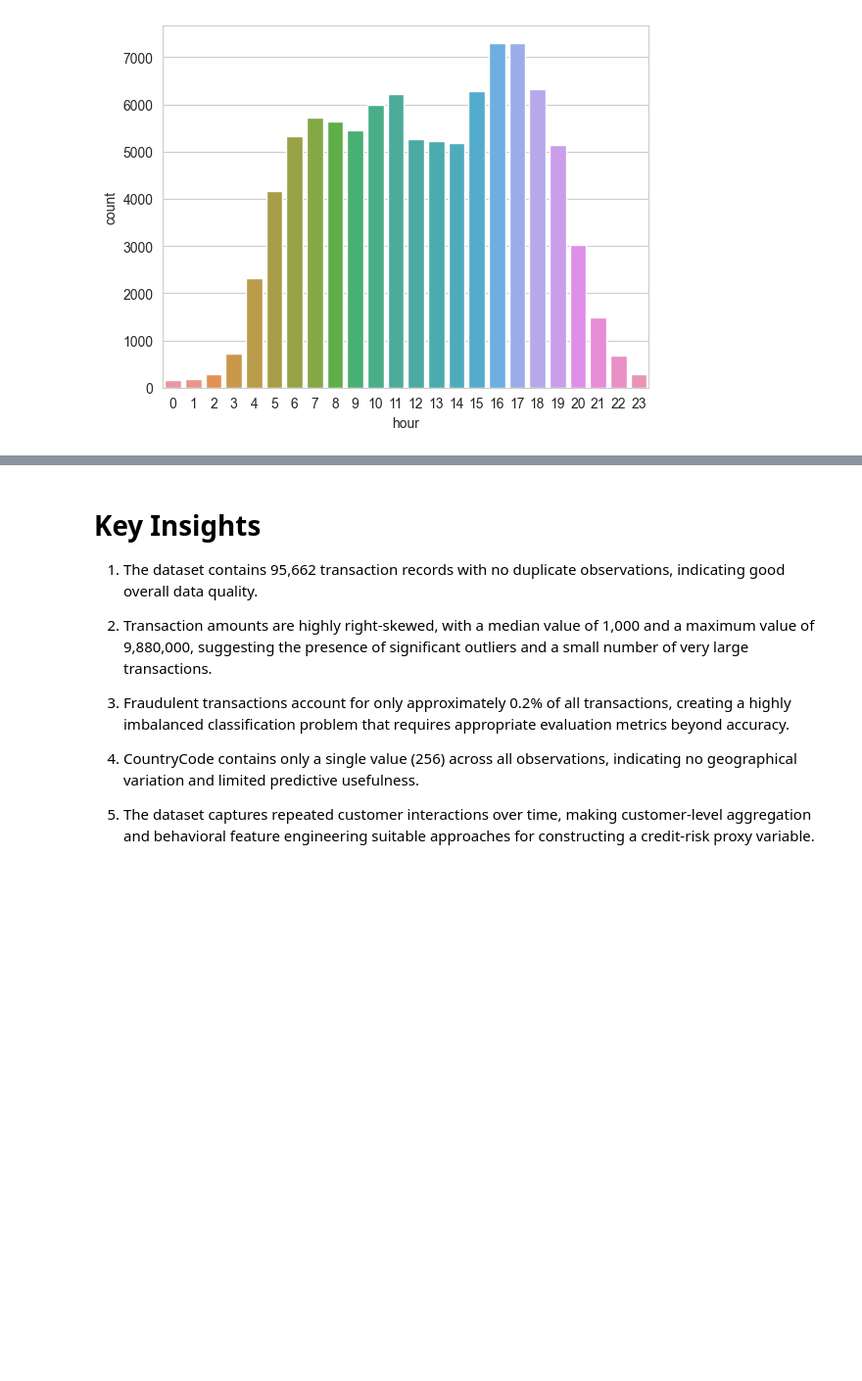
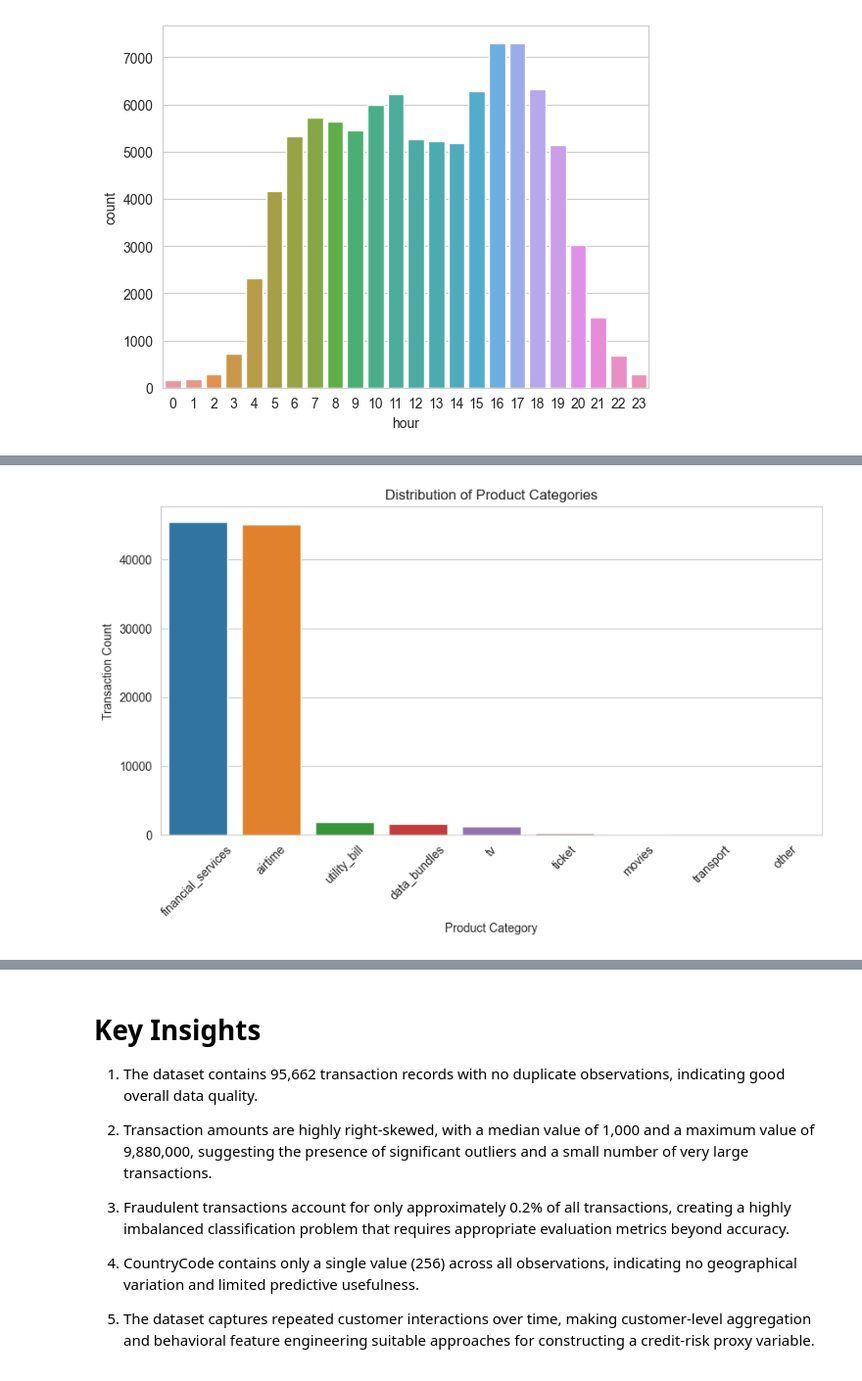
Before and after one commit to codequeen-11/credit-risk-model, a Jupyter notebook: notebooks/eda.ipynb, the cells around one changed output, grey strips where cells are left out. Shown at 98% size. Cells and saved outputs as stored; diff of their text form; code cells hidden in the pictures; blank space fills up the shorter version.

```diff
--- a/notebooks/eda.ipynb
+++ b/notebooks/eda.ipynb
@@ -127,0 +188,17 @@ sns.countplot(x="hour", data=df)
+# %%
+plt.figure(figsize=(10,5))
+
+sns.countplot(
+    data=df,
+    x='ProductCategory',
+    order=df['ProductCategory'].value_counts().index
+)
+
+plt.title('Distribution of Product Categories')
+plt.xlabel('Product Category')
+plt.ylabel('Transaction Count')
+plt.xticks(rotation=45)
+
+plt.show()
+# %% [output]
+[figure, added]
```
Also changed, not shown: parts of 23 cells of this notebook.
